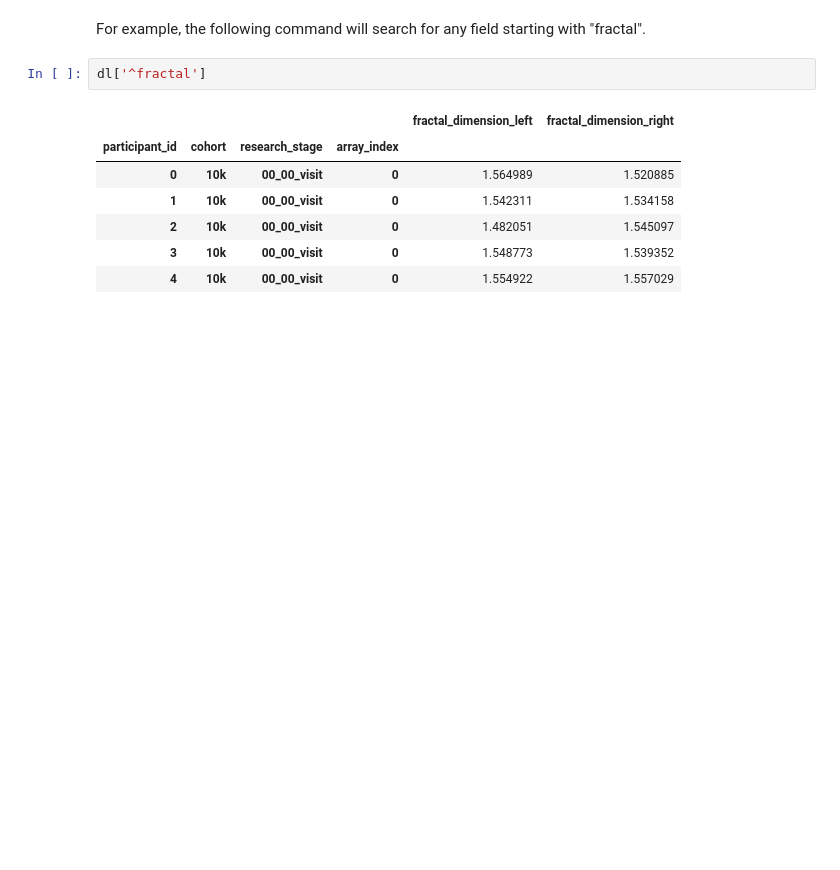
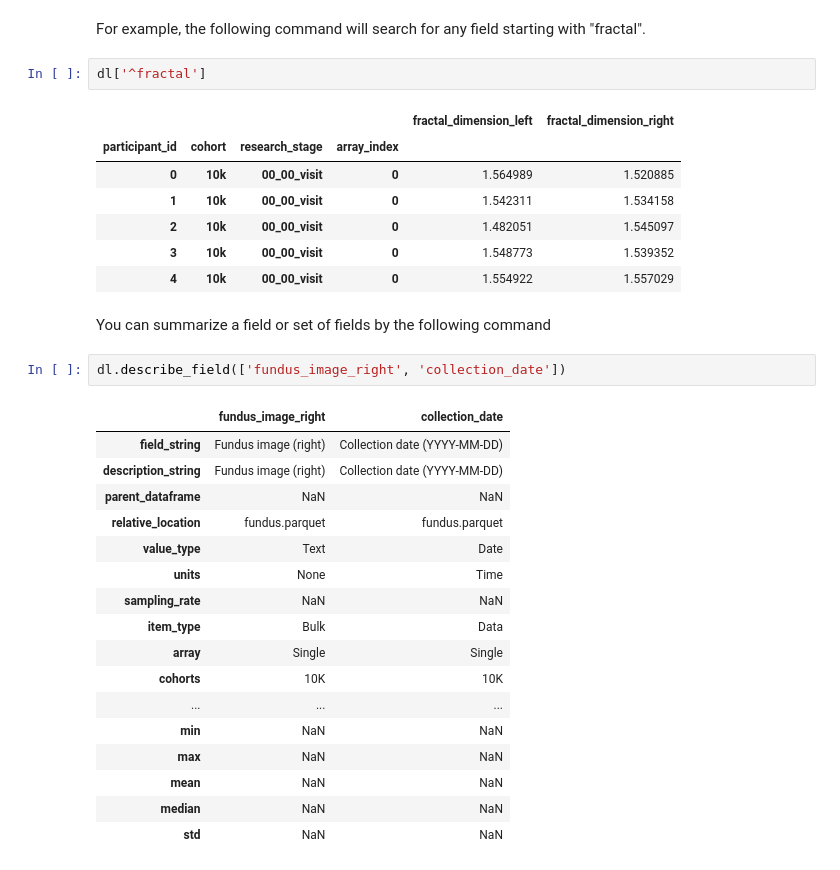
Before and after one commit to pheno-ai/pheno-utils, a Jupyter notebook: _proc/05_data_loader.ipynb, the cells around one changed output. Drawn from its saved outputs; the diff is of its cells as text; blank space fills up the shorter version.

Commit message:
Added describe_field

```diff
--- a/_proc/05_data_loader.ipynb
+++ b/_proc/05_data_loader.ipynb
@@ -133,3 +169,25 @@ dl['^fractal']
 | 2 | 10k | 00_00_visit | 0 | 1.482051 | 1.545097 |
 | 3 | 10k | 00_00_visit | 0 | 1.548773 | 1.539352 |
 | 4 | 10k | 00_00_visit | 0 | 1.554922 | 1.557029 |
+# %% [markdown]
+You can summarize a field or set of fields by the following command
+# %%
+dl.describe_field(['fundus_image_right', 'collection_date'])
+# %% [output]
+|  | fundus_image_right | collection_date |
+| field_string | Fundus image (right) | Collection date (YYYY-MM-DD) |
+| description_string | Fundus image (right) | Collection date (YYYY-MM-DD) |
+| parent_dataframe | NaN | NaN |
+| relative_location | fundus.parquet | fundus.parquet |
+| value_type | Text | Date |
+| units | None | Time |
+| sampling_rate | NaN | NaN |
+| item_type | Bulk | Data |
+| array | Single | Single |
+| cohorts | 10K | 10K |
+| ... | ... | ... |
+| min | NaN | NaN |
+| max | NaN | NaN |
+| mean | NaN | NaN |
+| median | NaN | NaN |
+| std | NaN | NaN |
```
Also changed, not shown: parts of 7 cells of this notebook, 42 other files.
